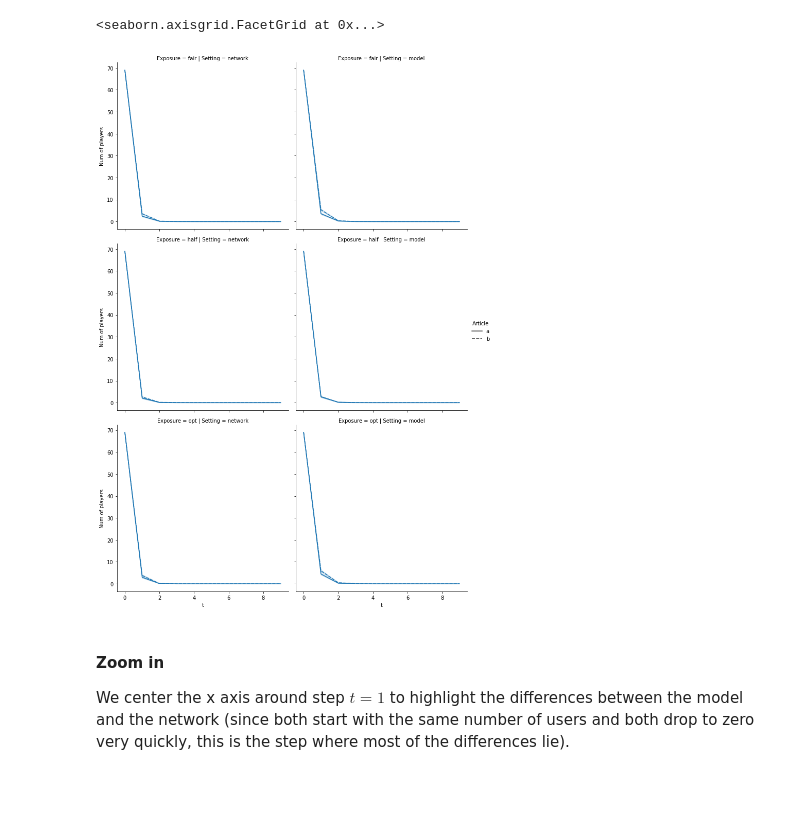
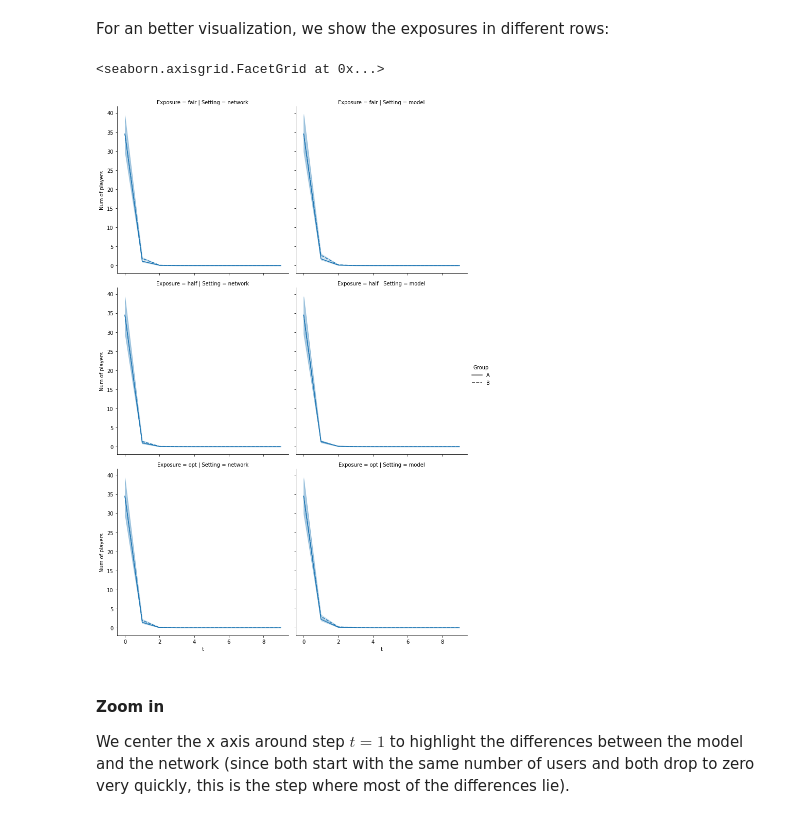
Before and after one commit to jfinocchiaro/long-term-fair-mdps, a Jupyter notebook: political-influence/real_network/abortion_plot_results.ipynb, the cells around one changed output. Drawn from its saved outputs; the diff is of its cells as text; code cells hidden in the pictures; blank space fills up the shorter version.

```diff
--- a/political-influence/real_network/abortion_plot_results.ipynb
+++ b/political-influence/real_network/abortion_plot_results.ipynb
@@ -19,10 +32,12 @@ g1.set(ylabel='Num of players')
+# %% [markdown]
+For an better visualization, we show the exposures in different rows:
 # %%
 # break down by exposure level
-g2 = sns.relplot(data=df, x="t", y="N", col="Setting", row="Exposure", style='Article',kind="line")
+g2 = sns.relplot(data=df_breakdown, x="t", y="value", col="Setting", row="Exposure", style='Group', kind="line")
 g2.set(ylabel='Num of players')
 # %% [output]
 <seaborn.axisgrid.FacetGrid at 0x...>
-[figure, old version]
+[figure, new version]
 # %% [markdown]
 #### Zoom in
 
```
Also changed, not shown: parts of 15 cells of this notebook.
